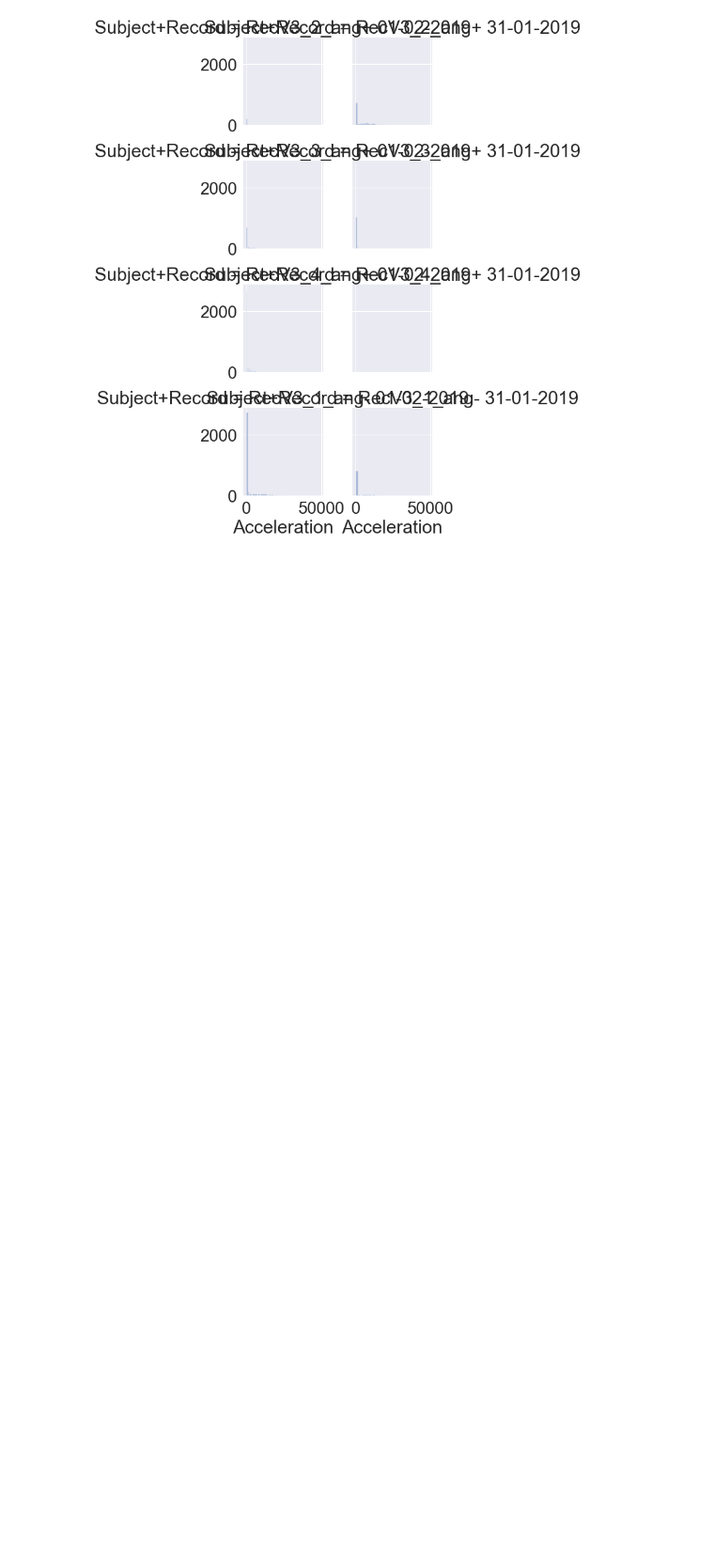
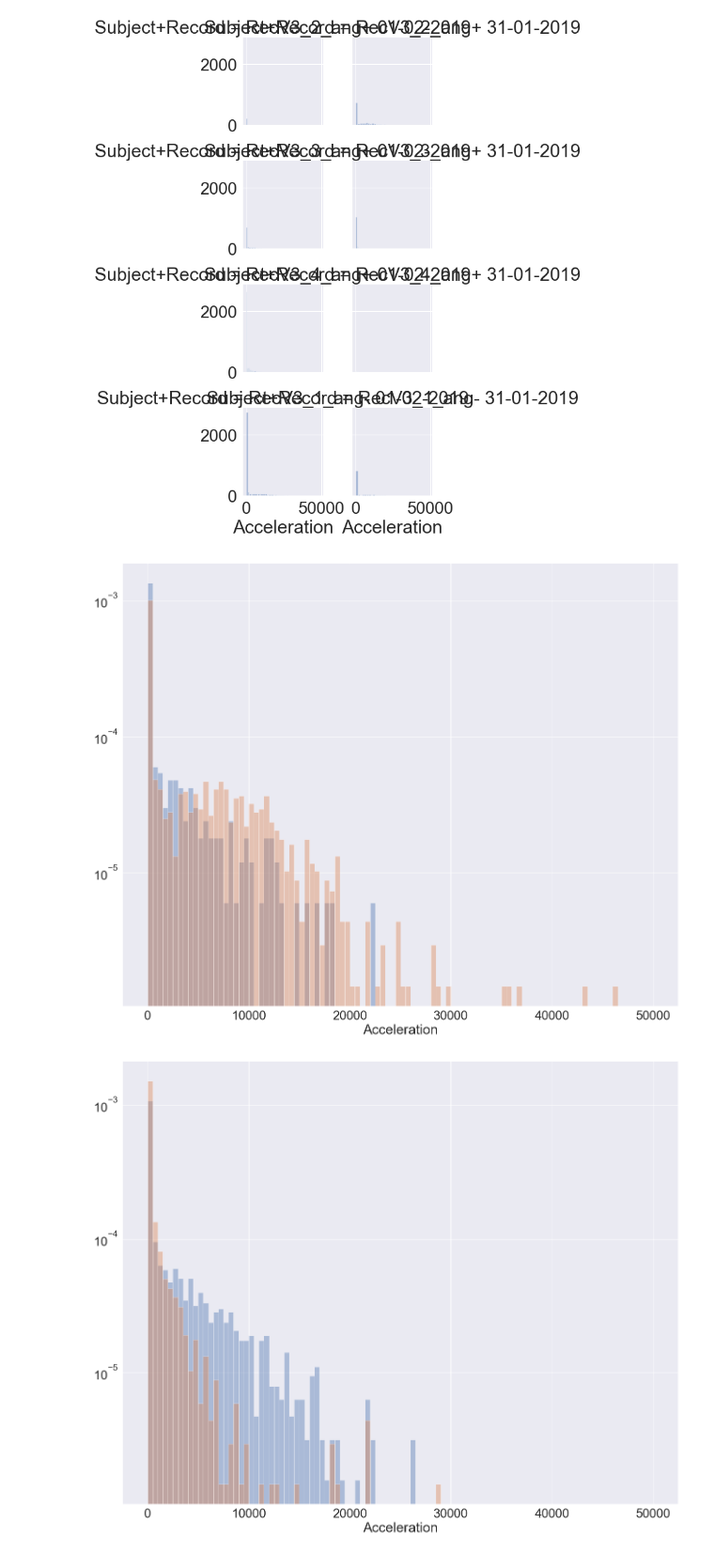
Before and after one commit to BasilMinkov/Jupyter-Notebooks, a Jupyter notebook: neuroscience/Lactate.ipynb, the cells around one changed output. Shown: that part at 94% size. Cells and saved outputs as stored; diff of their text form; code cells hidden in the pictures; blank space fills up the shorter version.

```diff
--- a/neuroscience/Lactate.ipynb
+++ b/neuroscience/Lactate.ipynb
@@ -379,3 +346,26 @@ g = sns.FacetGrid(data, col="Subject+Record", col_wrap=2)
 g.map(sns.distplot, "Acceleration", kde=False);
 # %% [output]
 [figure]
+# %%
+f, ax = plt.subplots(4, 1, sharex=True, sharey=True)
+
+for i in data["Subject"].unique():
+
+    subject = data[data["Subject"]==i]
+    ax.set(yscale="log")
+
+    for j in subject["Record"].unique():
+
+        sns.distplot(
+            subject[subject["Record"]==j]["Acceleration"],
+            kde=False,
+            bins=100,
+            norm_hist=True,
+            ax=ax,
+            hist_kws={"range": [0, 5e4]}
+        )
+
+    show()
+# %% [output]
+[figure, added]
+[figure, added]
```
Also changed, not shown: parts of 15 cells of this notebook, 3 other files.
